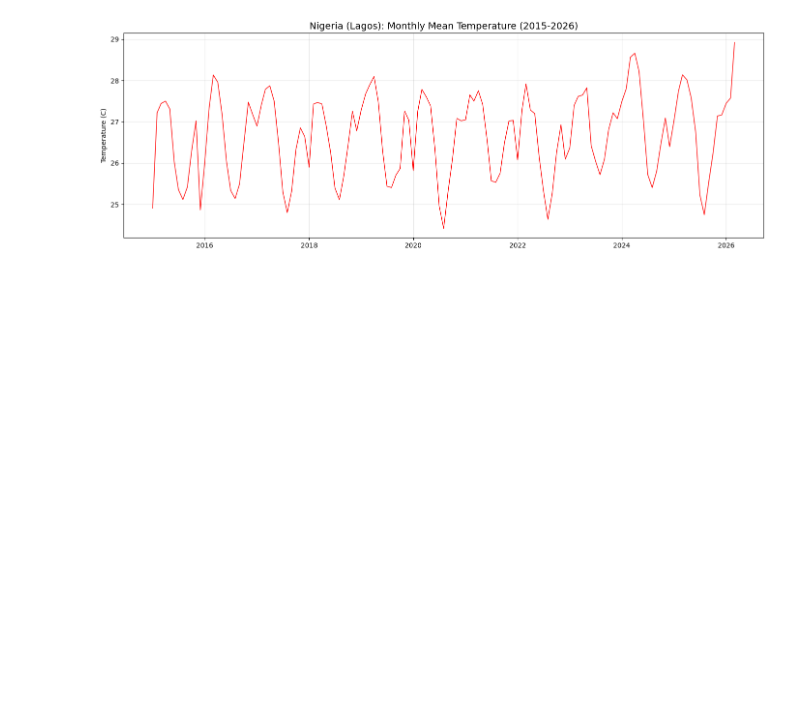
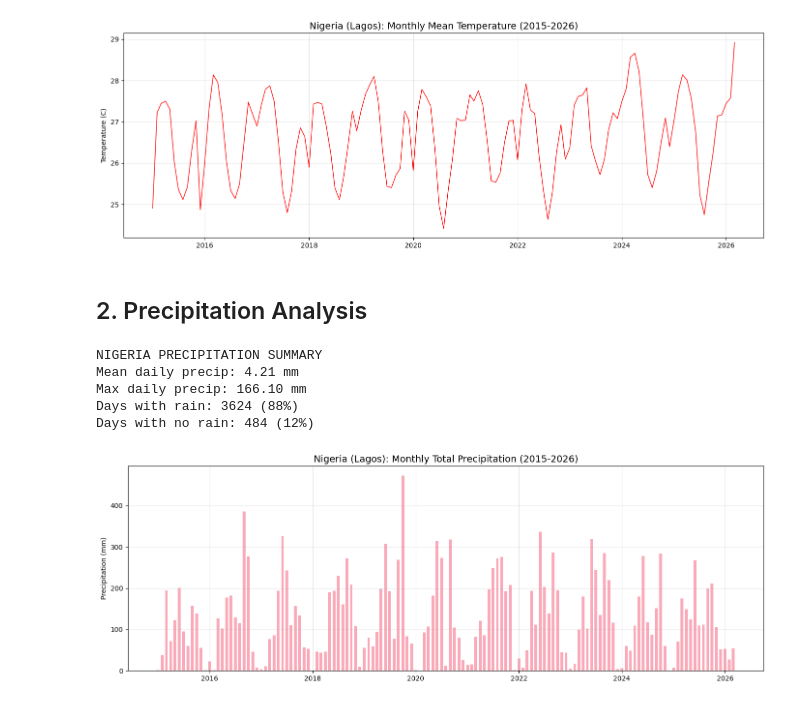
Before and after one commit to meronteklehaymanotgebru/climate-challenge-week0, a Jupyter notebook: notebooks/nigeria_eda.ipynb, the cells around one changed output. Saved outputs shown, nothing was run; the diff lists cells and outputs as text; code cells hidden in the pictures; blank space fills up the shorter version.

```diff
--- a/notebooks/nigeria_eda.ipynb
+++ b/notebooks/nigeria_eda.ipynb
@@ -101,3 +139,30 @@ plt.tight_layout()
 plt.show()
 # %% [output]
 [figure]
+# %% [markdown]
+## 2. Precipitation Analysis
+# %%
+print("NIGERIA PRECIPITATION SUMMARY")
+print(f"Mean daily precip: {df_clean['PRECTOTCORR'].mean():.2f} mm")
+print(f"Max daily precip: {df_clean['PRECTOTCORR'].max():.2f} mm")
+print(f"Days with rain: {(df_clean['PRECTOTCORR'] > 0).sum()} ({(df_clean['PRECTOTCORR'] > 0).sum()/len(df_clean)*100:.0f}%)")
+print(f"Days with no rain: {(df_clean['PRECTOTCORR'] == 0).sum()} ({(df_clean['PRECTOTCORR'] == 0).sum()/len(df_clean)*100:.0f}%)")
+# %% [output]
+NIGERIA PRECIPITATION SUMMARY
+Mean daily precip: 4.21 mm
+Max daily precip: 166.10 mm
+Days with rain: 3624 (88%)
+Days with no rain: 484 (12%)
+# %%
+monthly_p = df_clean.groupby(['Year', 'Month'])['PRECTOTCORR'].sum().reset_index()
+monthly_p['Date'] = pd.to_datetime(monthly_p[['Year', 'Month']].assign(Day=1))
+
+plt.figure(figsize=(14, 5))
+plt.bar(monthly_p['Date'], monthly_p['PRECTOTCORR'], width=20, alpha=0.6)
+plt.title('Nigeria (Lagos): Monthly Total Precipitation (2015-2026)', fontsize=14)
+plt.ylabel('Precipitation (mm)')
+plt.grid(True, alpha=0.3)
+plt.tight_layout()
+plt.show()
+# %% [output]
+[figure, added]
```
Also changed, not shown: parts of 17 cells of this notebook, 4 other files.
